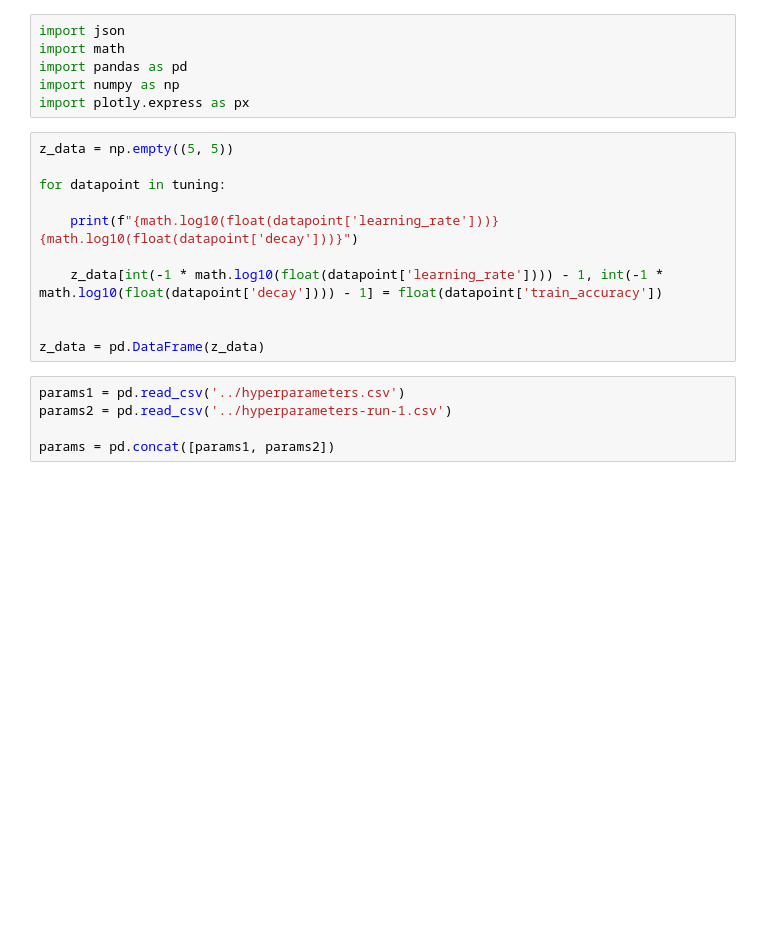
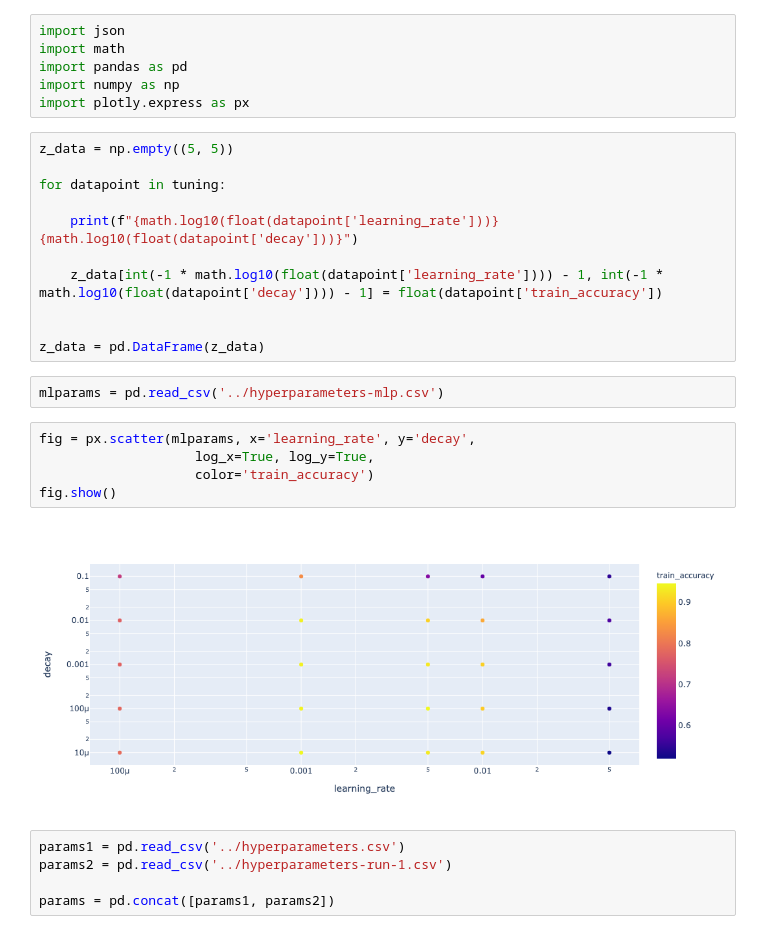
Before and after one commit to arnauddhaene/deep-learning-mini-projects-ee559, a Jupyter notebook: Proj1/notebooks/workbench.ipynb, the cells around one changed output. Cells and saved outputs as stored; diff of their text form; blank space fills up the shorter version.

```diff
--- a/Proj1/notebooks/workbench.ipynb
+++ b/Proj1/notebooks/workbench.ipynb
@@ -15,6 +15,15 @@ for datapoint in tuning:
 
 
 z_data = pd.DataFrame(z_data)
+# %%
+mlparams = pd.read_csv('../hyperparameters-mlp.csv')
+# %%
+fig = px.scatter(mlparams, x='learning_rate', y='decay',
+                    log_x=True, log_y=True,
+                    color='train_accuracy')
+fig.show()
+# %% [output]
+[figure, added]
 # %%
 params1 = pd.read_csv('../hyperparameters.csv')
 params2 = pd.read_csv('../hyperparameters-run-1.csv')
```
Also changed, not shown: parts of 7 cells of this notebook, 5 other files.
